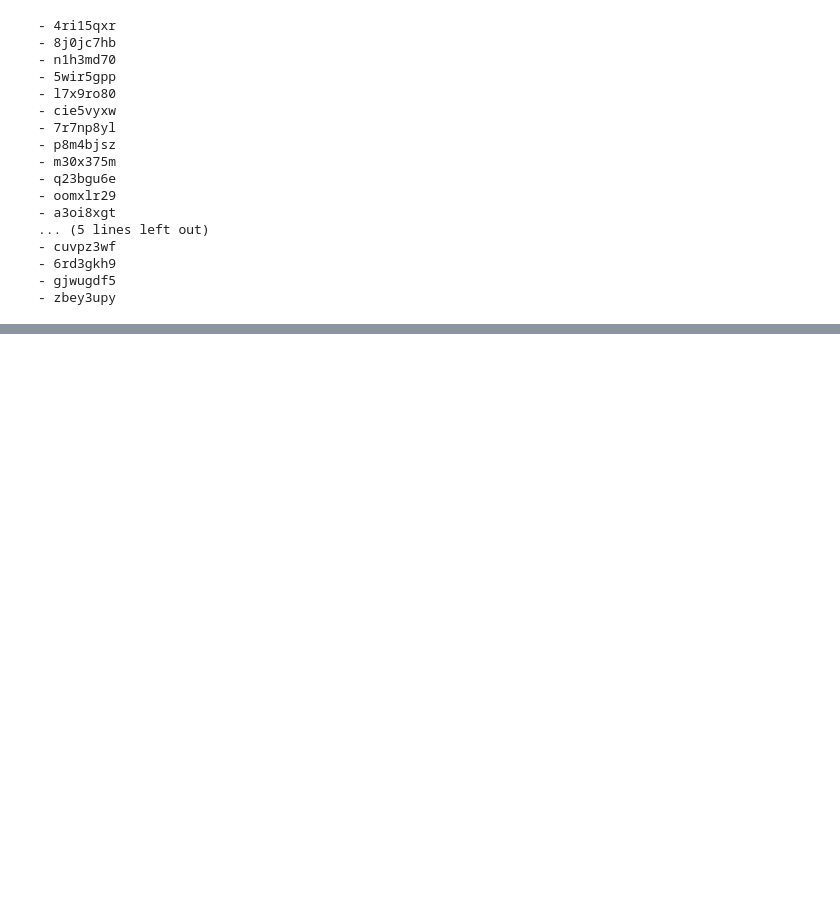
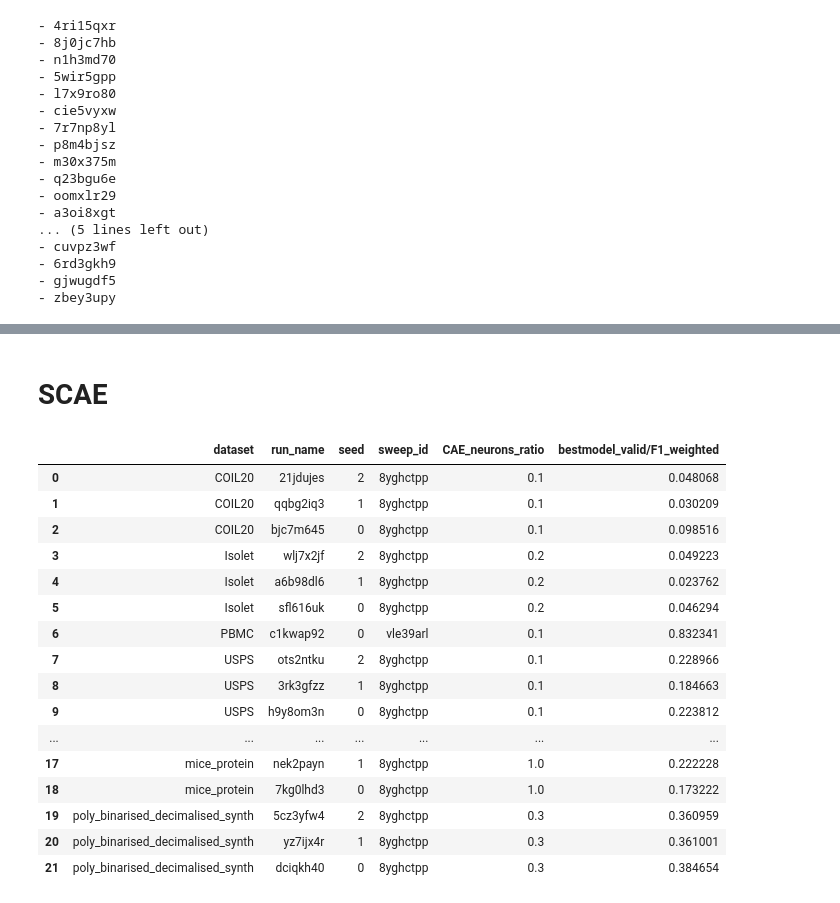
Before and after one commit to evanrex/feature-wise-active-adaptation, a Jupyter notebook: compute_results/hyperparam_tune_results.ipynb, the cells around one changed output, grey strips where cells are left out. Saved outputs shown, nothing was run; the diff lists cells and outputs as text; code cells hidden in the pictures; blank space fills up the shorter version.

```diff
--- a/compute_results/hyperparam_tune_results.ipynb
+++ b/compute_results/hyperparam_tune_results.ipynb
@@ -542,0 +653,33 @@ print_run_ids(best_run_names_SEFS)
+# %% [markdown]
+# SCAE
+# %%
+scae_sweep_ids = [
+    '8yghctpp',
+    'xclyvl0c', # finance
+    'vle39arl', # PBMC
+]
+
+scae_hyperparameters = ['CAE_neurons_ratio']
+# %%
+runs_data_scae = fetch_runs(entity, project, scae_sweep_ids)
+best_run_names_scae = get_best_runs(runs_data_scae, scae_hyperparameters)
+# %%
+best_run_names_scae
+# %% [output]
+|  | dataset | run_name | seed | sweep_id | CAE_neurons_ratio | bestmodel_valid/F1_weighted |
+| 0 | COIL20 | 21jdujes | 2 | 8yghctpp | 0.1 | 0.048068 |
+| 1 | COIL20 | qqbg2iq3 | 1 | 8yghctpp | 0.1 | 0.030209 |
+| 2 | COIL20 | bjc7m645 | 0 | 8yghctpp | 0.1 | 0.098516 |
+| 3 | Isolet | wlj7x2jf | 2 | 8yghctpp | 0.2 | 0.049223 |
+| 4 | Isolet | a6b98dl6 | 1 | 8yghctpp | 0.2 | 0.023762 |
+| 5 | Isolet | sfl616uk | 0 | 8yghctpp | 0.2 | 0.046294 |
+| 6 | PBMC | c1kwap92 | 0 | vle39arl | 0.1 | 0.832341 |
+| 7 | USPS | ots2ntku | 2 | 8yghctpp | 0.1 | 0.228966 |
+| 8 | USPS | 3rk3gfzz | 1 | 8yghctpp | 0.1 | 0.184663 |
+| 9 | USPS | h9y8om3n | 0 | 8yghctpp | 0.1 | 0.223812 |
+| ... | ... | ... | ... | ... | ... | ... |
+| 17 | mice_protein | nek2payn | 1 | 8yghctpp | 1.0 | 0.222228 |
+| 18 | mice_protein | 7kg0lhd3 | 0 | 8yghctpp | 1.0 | 0.173222 |
+| 19 | poly_binarised_decimalised_synth | 5cz3yfw4 | 2 | 8yghctpp | 0.3 | 0.360959 |
+| 20 | poly_binarised_decimalised_synth | yz7ijx4r | 1 | 8yghctpp | 0.3 | 0.361001 |
+| 21 | poly_binarised_decimalised_synth | dciqkh40 | 0 | 8yghctpp | 0.3 | 0.384654 |
```
Also changed, not shown: parts of 14 cells of this notebook, 1 other file.
